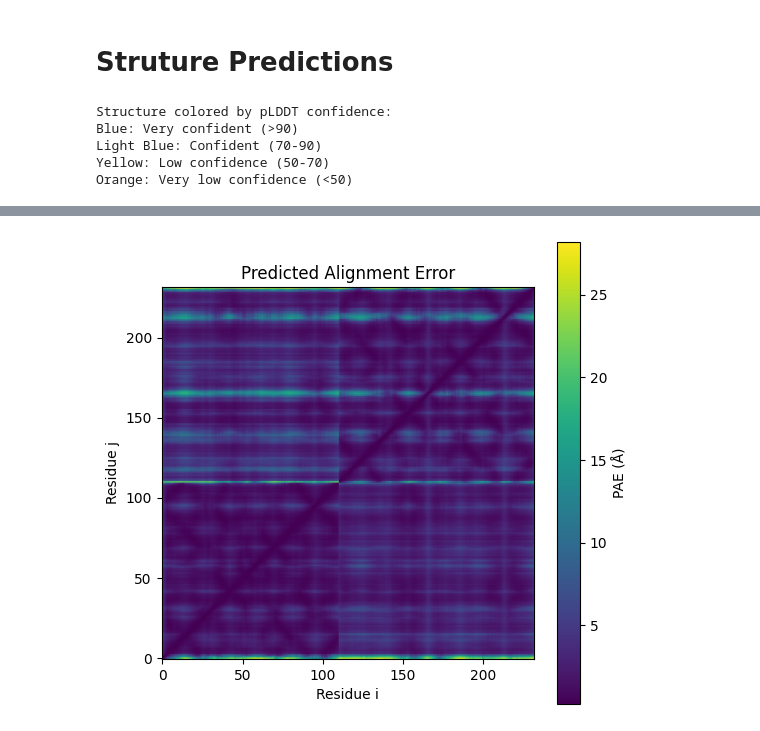
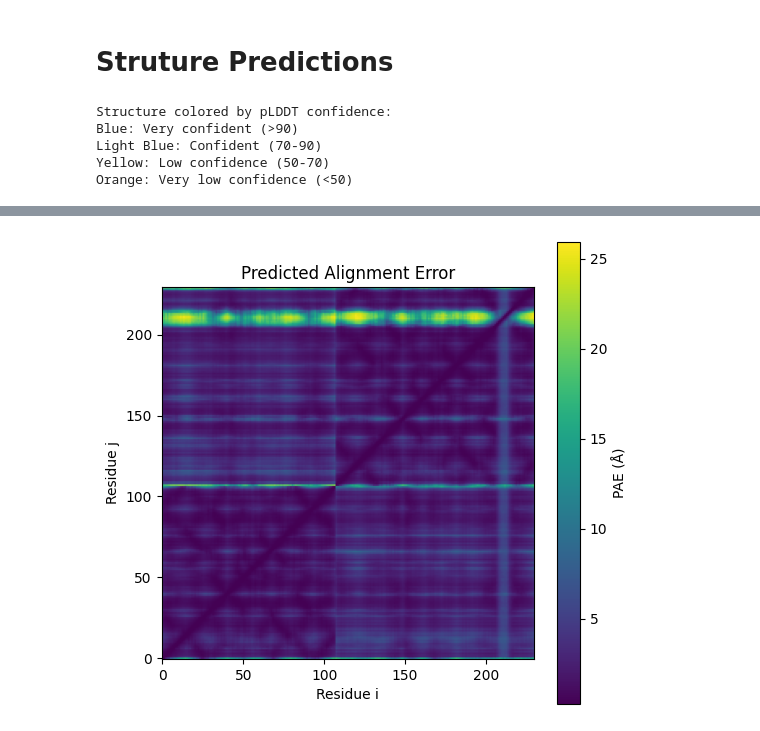
Before and after one commit to fyng/mdlm_antibody, a Jupyter notebook: notebooks/antibody.ipynb, the cells around one changed output, grey strips where cells are left out. Cells and saved outputs as stored; diff of their text form; code cells hidden in the pictures.

Commit message:
update plots

```diff
--- a/notebooks/antibody.ipynb
+++ b/notebooks/antibody.ipynb
@@ -166,7 +166,7 @@ def show_structure(structure_path, plddt_path=None, style='cartoon'):
     """Display the 3D structure inline in Jupyter, optionally colored by pLDDT scores."""
     with open(structure_path) as f:
         struct_txt = f.read()
-    view = py3Dmol.view(width=600, height=600)
+    view = py3Dmol.view(width=500, height=300)
 
     # Determine format by extension
     fmt = 'cif' if str(structure_path).endswith(('.cif', '.mmcif')) else 'pdb'
@@ -206,22 +206,22 @@ def show_structure(structure_path, plddt_path=None, style='cartoon'):
     return view.show()
 # %%
 ## TODO: change this!
-protein_name = 'epoch0_sample1'
+protein_name = 'epoch0_sample3'
 
 # plotting code
 base_path = Path(f'output/boltz/boltz_results_yaml/predictions/{protein_name}')
 structure_path = base_path / f'{protein_name}_model_0.cif'
 pae_path = base_path / f'pae_{protein_name}_model_0.npz'
 plddt_path = base_path / f'plddt_{protein_name}_model_0.npz'
 
 if structure_path.exists():
     show_structure(structure_path, plddt_path)
     plot_pae(pae_path)
 # %% [output]
 Structure colored by pLDDT confidence:
 Blue: Very confident (>90)
 Light Blue: Confident (70-90)
 Yellow: Low confidence (50-70)
 Orange: Very low confidence (<50)
 [interactive output not drawn]
-[figure, old version]
+[figure, new version]
```
Also changed, not shown: 4 other files.
